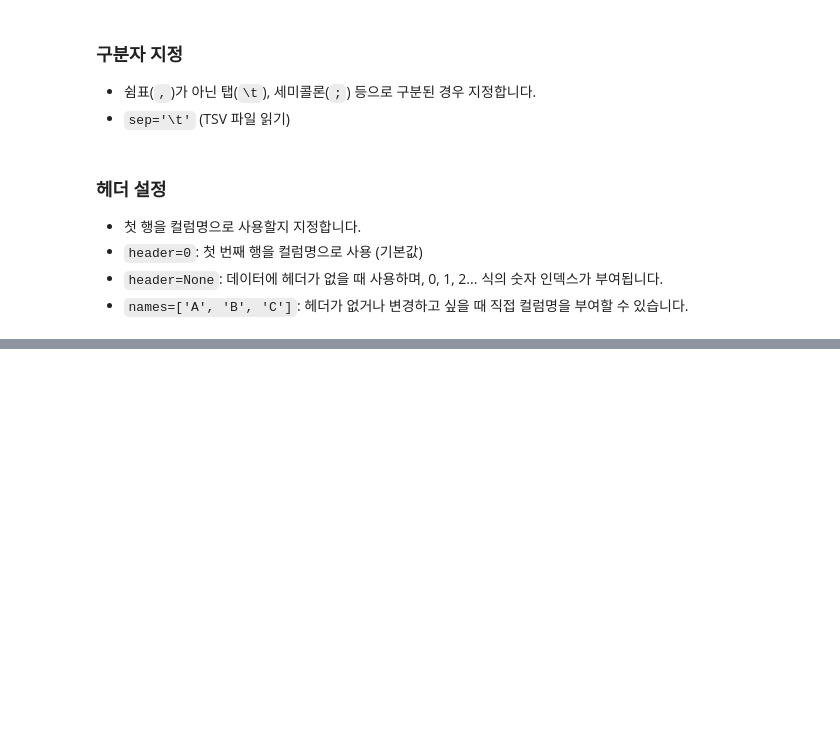
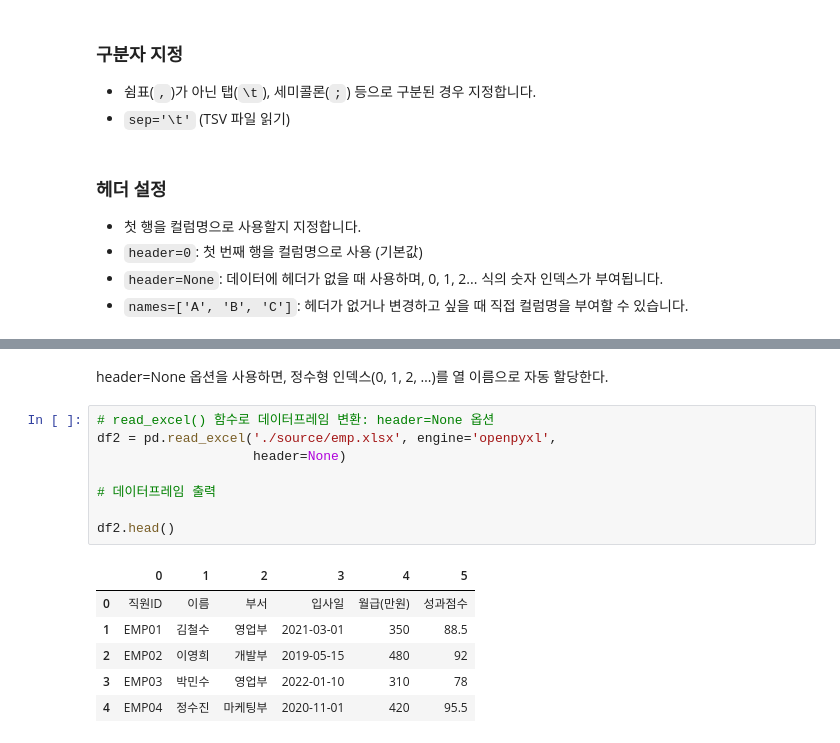
Before and after one commit to lshee9008/pandas_edu, a Jupyter notebook: data08_pandas기본.ipynb, the cells around one changed output, grey strips where cells are left out. Saved outputs shown, nothing was run; the diff lists cells and outputs as text; blank space fills up the shorter version.

```diff
--- a/data08_pandas기본.ipynb
+++ b/data08_pandas기본.ipynb
@@ -375,0 +612,17 @@ csv 파일 -> 데이터 프레임: paadas.read_csv("파일 경로(이름)")
+# %% [markdown]
+header=None 옵션을 사용하면, 정수형 인덱스(0, 1, 2, …)를 열 이름으로 자동 할당한다.
+# %%
+# read_excel() 함수로 데이터프레임 변환: header=None 옵션
+df2 = pd.read_excel('./source/emp.xlsx', engine='openpyxl',
+                    header=None)
+
+# 데이터프레임 출력
+
+df2.head()
+# %% [output]
+|  | 0 | 1 | 2 | 3 | 4 | 5 |
+| 0 | 직원ID | 이름 | 부서 | 입사일 | 월급(만원) | 성과점수 |
+| 1 | EMP01 | 김철수 | 영업부 | 2021-03-01 | 350 | 88.5 |
+| 2 | EMP02 | 이영희 | 개발부 | 2019-05-15 | 480 | 92 |
+| 3 | EMP03 | 박민수 | 영업부 | 2022-01-10 | 310 | 78 |
+| 4 | EMP04 | 정수진 | 마케팅부 | 2020-11-01 | 420 | 95.5 |
```
Also changed, not shown: parts of 83 cells of this notebook, 18 other files.
